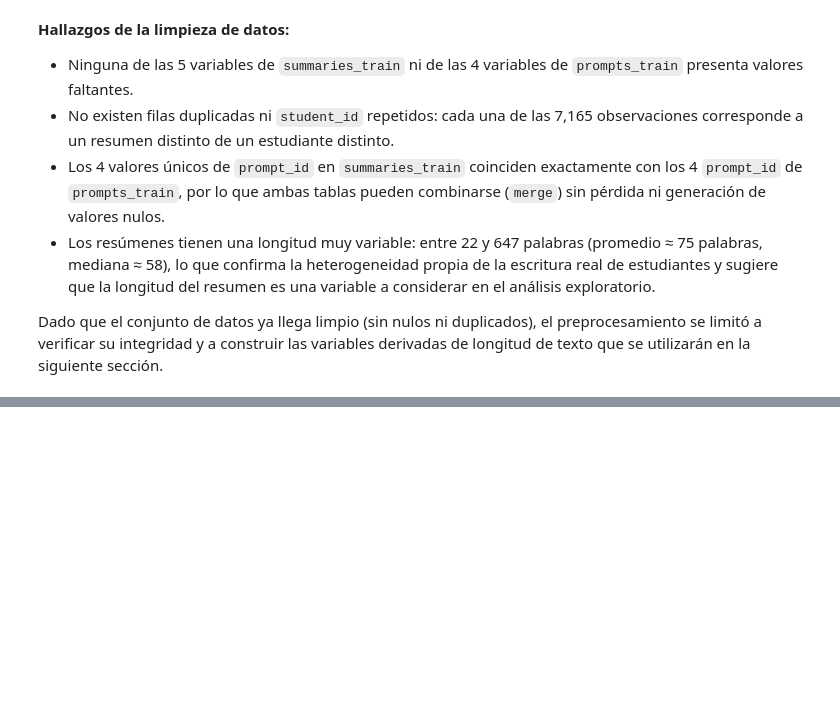
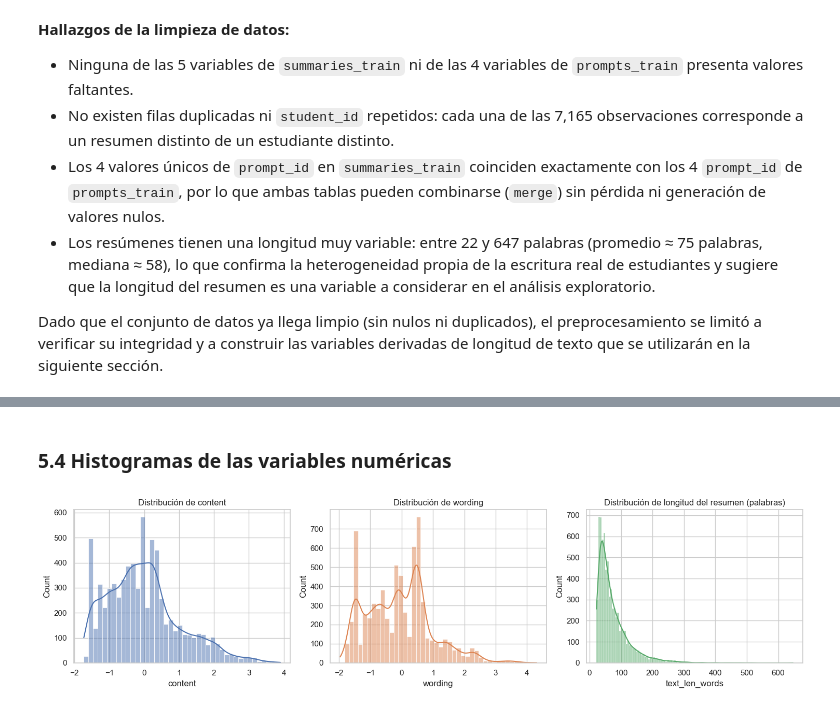
Before and after one commit to hadelacruz/Evaluate-Student-Summaries, a Jupyter notebook: analisis_exploratorio.ipynb, the cells around one changed output, grey strips where cells are left out. Cells and saved outputs as stored; diff of their text form; code cells hidden in the pictures; blank space fills up the shorter version.

```diff
--- a/analisis_exploratorio.ipynb
+++ b/analisis_exploratorio.ipynb
@@ -169,0 +227,18 @@ Dado que el conjunto de datos ya llega limpio (sin nulos ni duplicados), el prep
+# %% [markdown]
+### 5.4 Histogramas de las variables numéricas
+# %%
+fig, axes = plt.subplots(1, 3, figsize=(15, 4))
+
+sns.histplot(summaries_train["content"], kde=True, ax=axes[0], color="#4C72B0")
+axes[0].set_title("Distribución de content")
+
+sns.histplot(summaries_train["wording"], kde=True, ax=axes[1], color="#DD8452")
+axes[1].set_title("Distribución de wording")
+
+sns.histplot(summaries_train["text_len_words"], kde=True, ax=axes[2], color="#55A868")
+axes[2].set_title("Distribución de longitud del resumen (palabras)")
+
+plt.tight_layout()
+plt.show()
+# %% [output]
+[figure, added]
```
Also changed, not shown: parts of 18 cells of this notebook.
